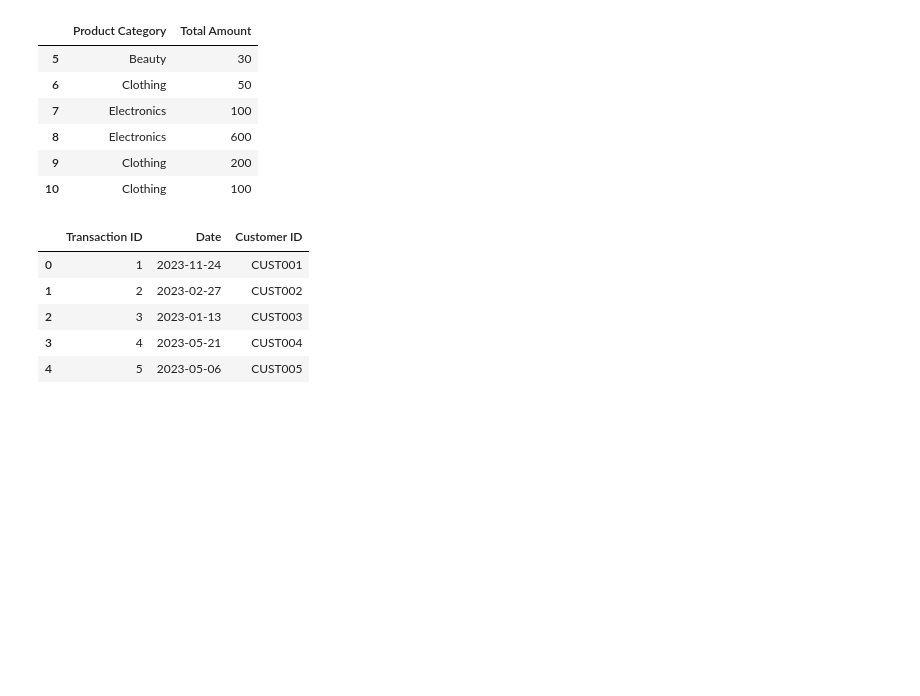
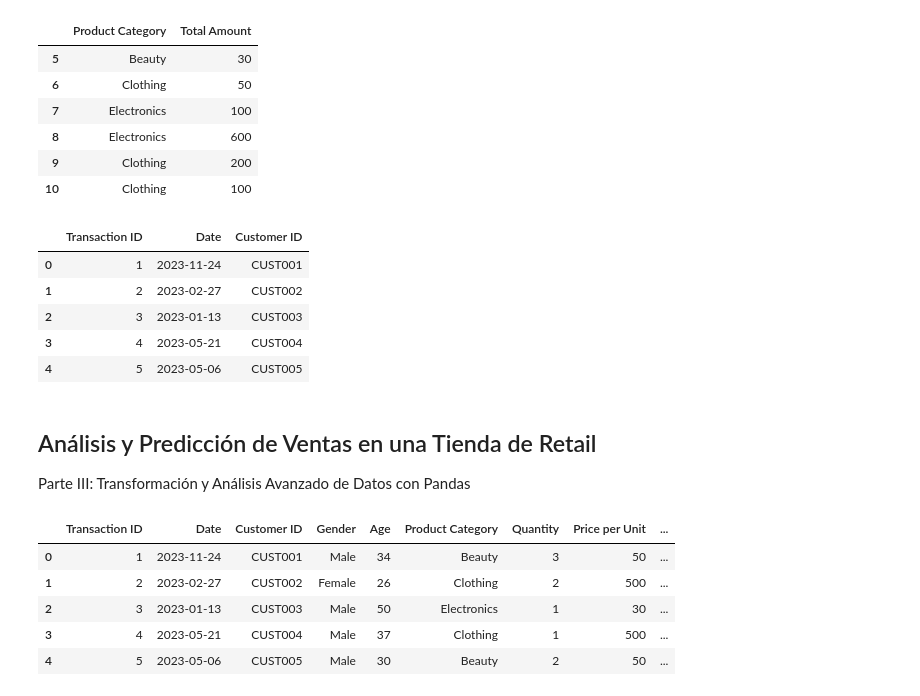
Before and after one commit to amswilli/retail-sales-analysis, a Jupyter notebook: notebooks/Pandas2.ipynb, the cells around one changed output. Saved outputs shown, nothing was run; the diff lists cells and outputs as text; code cells hidden in the pictures; blank space fills up the shorter version.

Commit message:
Updated Pandas2

```diff
--- a/notebooks/Pandas2.ipynb
+++ b/notebooks/Pandas2.ipynb
@@ -169,3 +169,23 @@ df.iloc[:5, :3]
 | 2 | 3 | 2023-01-13 | CUST003 |
 | 3 | 4 | 2023-05-21 | CUST004 |
 | 4 | 5 | 2023-05-06 | CUST005 |
+# %% [markdown]
+## Análisis y Predicción de Ventas en una Tienda de Retail
+
+Parte III: Transformación y Análisis Avanzado de Datos con Pandas
+# %%
+# Calcular el ingreso total por transacción
+df['Total Amount'] = df['Quantity'] * df['Price per Unit']
+
+# Normalizar el total de ventas
+df['ventas_normalizadas'] = (df['Total Amount'] - df['Total Amount'].mean()) / df['Total Amount'].std()
+
+# Mostrar las primeras filas del DataFrame con las nuevas columnas
+df.head()
+# %% [output]
+|  | Transaction ID | Date | Customer ID | Gender | Age | Product Category | Quantity | Price per Unit | ... |
+| 0 | 1 | 2023-11-24 | CUST001 | Male | 34 | Beauty | 3 | 50 | ... |
+| 1 | 2 | 2023-02-27 | CUST002 | Female | 26 | Clothing | 2 | 500 | ... |
+| 2 | 3 | 2023-01-13 | CUST003 | Male | 50 | Electronics | 1 | 30 | ... |
+| 3 | 4 | 2023-05-21 | CUST004 | Male | 37 | Clothing | 1 | 500 | ... |
+| 4 | 5 | 2023-05-06 | CUST005 | Male | 30 | Beauty | 2 | 50 | ... |
```
Also changed, not shown: parts of 6 cells of this notebook.
